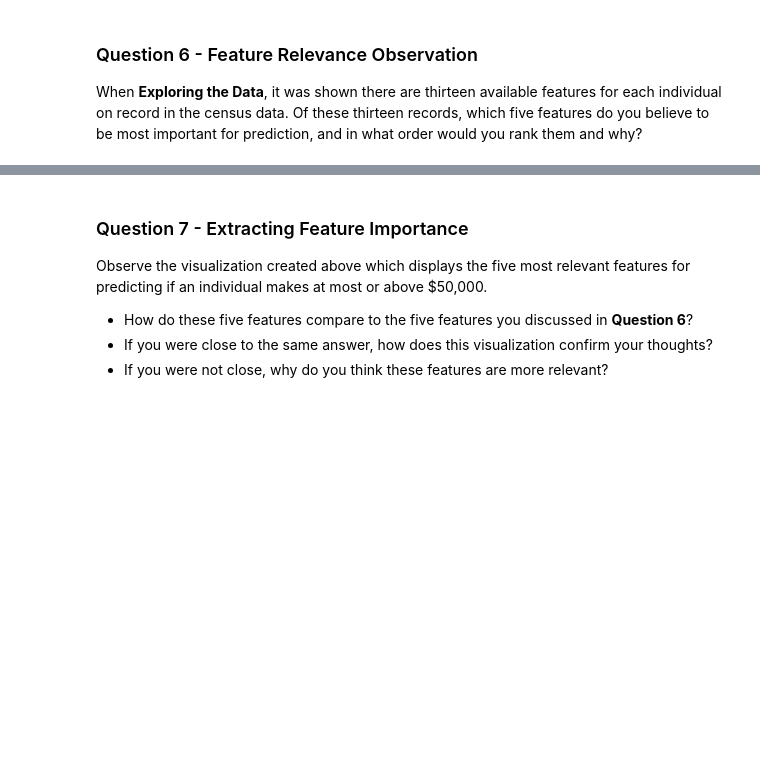
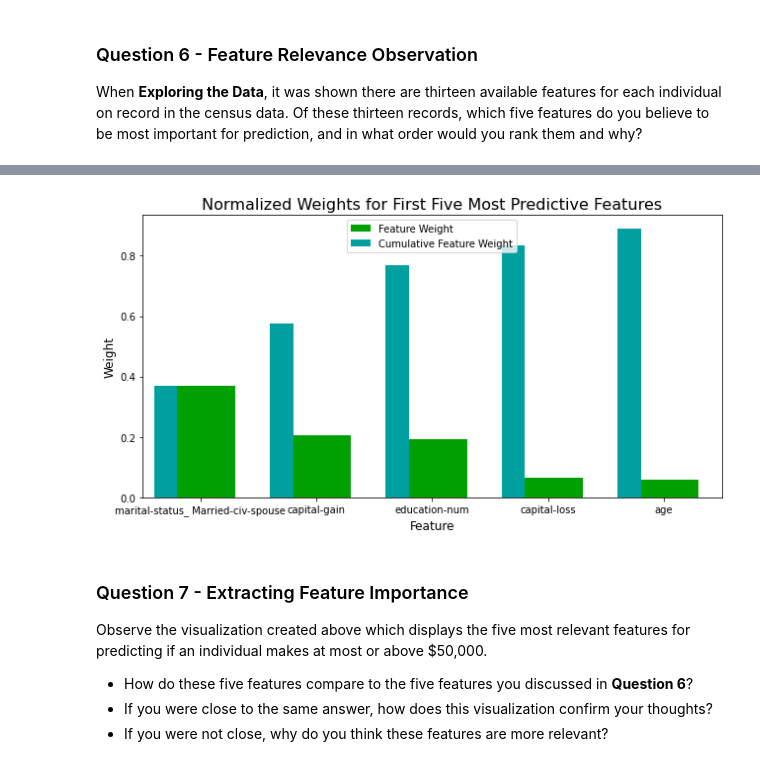
Before and after one commit to yufrances90/Finding-Donors-for-CharityML, a Jupyter notebook: finding_donors_1.ipynb, the cells around one changed output, grey strips where cells are left out. Cells and saved outputs as stored; diff of their text form; code cells hidden in the pictures; blank space fills up the shorter version.

```diff
--- a/finding_donors_1.ipynb
+++ b/finding_donors_1.ipynb
@@ -651,15 +684,15 @@ In the code cell below, you will need to implement the following:
 # %%
-# TODO: Import a supervised learning model that has 'feature_importances_'
+clf = GradientBoostingClassifier(random_state=0,n_estimators=500)
 
+clf = clf.fit( X_train, y_train)
 
-# TODO: Train the supervised model on the training set using .fit(X_train, y_train)
-model = None
-
-# TODO: Extract the feature importances using .feature_importances_
-importances = None
+# Extract the feature importances using .feature_importances_
+importances = clf.feature_importances_
 
 # Plot
 vs.feature_plot(importances, X_train, y_train)
+# %% [output]
+[figure, added]
 # %% [markdown]
 ### Question 7 - Extracting Feature Importance
 
```
Also changed, not shown: parts of 17 cells of this notebook, 7 other files.
